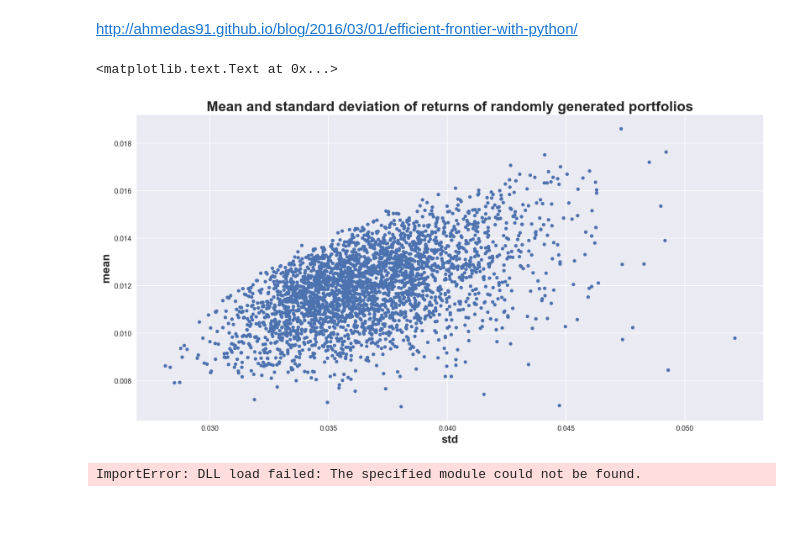
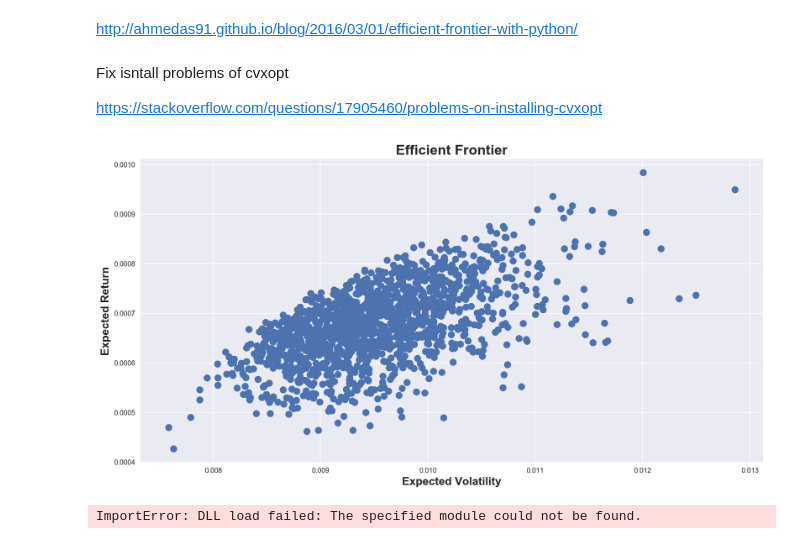
Before and after one commit to dacatay/quant-finance, a Jupyter notebook: 01_Quantitative_Finance_Basics.ipynb, the cells around one changed output. Drawn from its saved outputs; the diff is of its cells as text; code cells hidden in the pictures; blank space fills up the shorter version.

Commit message:
Add files via upload
initial commit

```diff
--- a/01_Quantitative_Finance_Basics.ipynb
+++ b/01_Quantitative_Finance_Basics.ipynb
@@ -179,7 +167,2 @@ pf_sigma
 # %% [markdown]
 ## Efficient Market Frontier
-# %%
-# efficient market Frontier
-n_portfolios = 500
-
-mus, stds = np.column_stack([create_random_portfolio(log_returns) for _ in range(n_portfolios)])
@@ -201,32 +172,39 @@ http://ahmedas91.github.io/blog/2016/03/01/efficient-frontier-with-python/
 monthly_returns = data.resample('BM', how=lambda x: (x[-1]/x[0])-1)
 
 
-#Function to get evctor $x$ of random portfolio weighs that sums to 1:
-def random_wieghts(n):
-    a = np.random.rand(n)
-    return a/a.sum()
+def create_portfolio_weights(n_assets):
+    # randomly choose portfolio weights that sum to one
+    w = np.random.rand(n_assets)
+    return w/w.sum()
 
 def initial_portfolio(monthly_returns):
 
     cov_matrix = np.matrix(monthly_returns.cov())
     expected_returns = np.matrix(monthly_returns.mean())
-    w = np.matrix(random_wieghts(expected_returns.shape[1]))
+    w = np.matrix(create_portfolio_weights(expected_returns.shape[1]))
 
     mu = w.dot(expected_returns.T)
     sigma = np.sqrt(w * cov_matrix.dot(w.T))
 
     return mu[0,0],sigma[0,0]
 
-n_portfolios = 3000
-means, stds = np.column_stack([
-    initial_portfolio(monthly_returns)
-    for _ in range(n_portfolios)
-])
 
-plt.plot(stds, means, 'o', markersize=5)
-plt.xlabel('std')
-plt.ylabel('mean')
-plt.title('Mean and standard deviation of returns of randomly generated portfolios')
+def plot_portfolios(returns_data, n_portfolios=1500):
+    # calculate mean and std for every portfolio
+    means, stds = np.column_stack([initial_portfolio(returns_data) for _ in range(n_portfolios)])
+
+    # scatter plot means and stds
+    plt.plot(stds, means, 'o', markersize=10)
+    plt.xlabel('Expected Volatility')
+    plt.ylabel('Expected Return')
+    plt.title('Efficient Frontier')
+    plt.show()
+    return
-# %% [output]
-<matplotlib.text.Text at 0x...>
-[figure, removed]
+# %% [markdown]
+Fix isntall problems of cvxopt
+
+https://stackoverflow.com/questions/17905460/problems-on-installing-cvxopt
+# %%
+plot_portfolios(returns)
+# %% [output]
+[figure, added]
```
Also changed, not shown: parts of 13 cells of this notebook, 2 other files.
